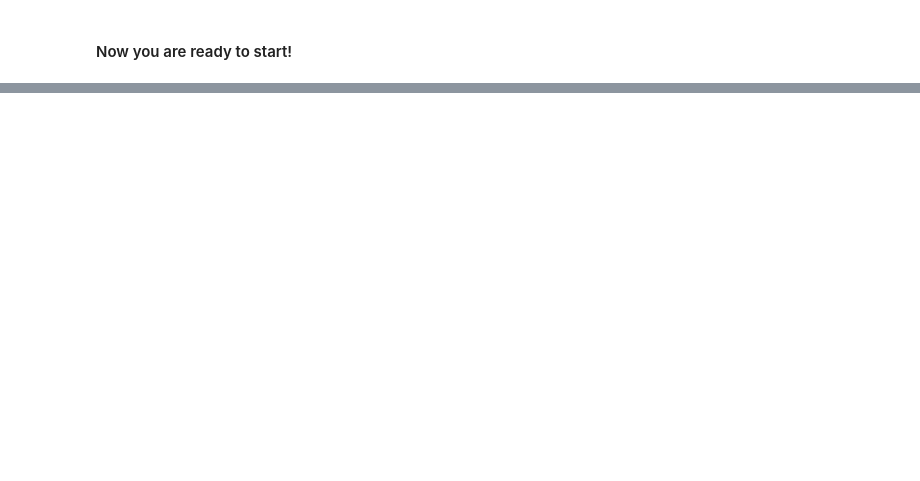
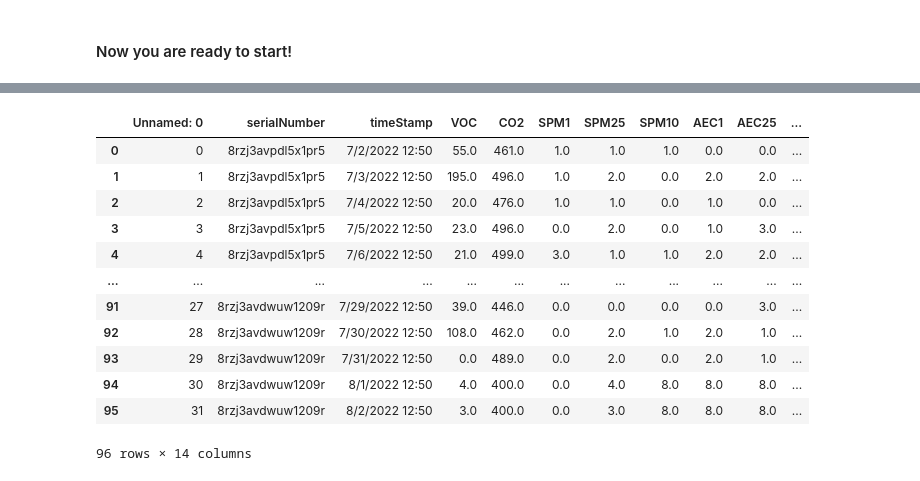
Before and after one commit to AirPollutionLondon/data_manipulation, a Jupyter notebook: data_api/jupyter_notebook/airPollutionLondon2022DataUpdateCode.ipynb, the cells around one changed output, grey strips where cells are left out. Saved outputs shown, nothing was run; the diff lists cells and outputs as text; code cells hidden in the pictures; blank space fills up the shorter version.

```diff
--- a/data_api/jupyter_notebook/airPollutionLondon2022DataUpdateCode.ipynb
+++ b/data_api/jupyter_notebook/airPollutionLondon2022DataUpdateCode.ipynb
@@ -28,6 +46,25 @@ original_df = pd.read_csv(csv_path)
 # %%
 # Drop any column names that consist of "unnamed"
-original_df.drop(original_df.columns[original_df.columns.str.contains('unnamed', case = False)], axis = 1, inplace = True)
+#original_df.drop(original_df.columns[original_df.columns.str.contains('unnamed', case = False)], axis = 1, inplace = True)
+
+# Drop all columns except for the desired ones
+# serialNumber, timeStamp, VOC, CO2, SPM1, SPM25, SPM10, AEC1, AEC25, AEC10, status, lat, lon
+column_lst = list(original_df.columns)
+original_df.drop(original_df.loc[:, ~original_df.columns.isin(column_lst)])
+# %% [output]
+|  | Unnamed: 0 | serialNumber | timeStamp | VOC | CO2 | SPM1 | SPM25 | SPM10 | AEC1 | AEC25 | ... |
+| 0 | 0 | 8rzj3avpdl5x1pr5 | 7/2/2022 12:50 | 55.0 | 461.0 | 1.0 | 1.0 | 1.0 | 0.0 | 0.0 | ... |
+| 1 | 1 | 8rzj3avpdl5x1pr5 | 7/3/2022 12:50 | 195.0 | 496.0 | 1.0 | 2.0 | 0.0 | 2.0 | 2.0 | ... |
+| 2 | 2 | 8rzj3avpdl5x1pr5 | 7/4/2022 12:50 | 20.0 | 476.0 | 1.0 | 1.0 | 0.0 | 1.0 | 0.0 | ... |
+| 3 | 3 | 8rzj3avpdl5x1pr5 | 7/5/2022 12:50 | 23.0 | 496.0 | 0.0 | 2.0 | 0.0 | 1.0 | 3.0 | ... |
+| 4 | 4 | 8rzj3avpdl5x1pr5 | 7/6/2022 12:50 | 21.0 | 499.0 | 3.0 | 1.0 | 1.0 | 2.0 | 2.0 | ... |
+| ... | ... | ... | ... | ... | ... | ... | ... | ... | ... | ... | ... |
+| 91 | 27 | 8rzj3avdwuw1209r | 7/29/2022 12:50 | 39.0 | 446.0 | 0.0 | 0.0 | 0.0 | 0.0 | 3.0 | ... |
+| 92 | 28 | 8rzj3avdwuw1209r | 7/30/2022 12:50 | 108.0 | 462.0 | 0.0 | 2.0 | 1.0 | 2.0 | 1.0 | ... |
+| 93 | 29 | 8rzj3avdwuw1209r | 7/31/2022 12:50 | 0.0 | 489.0 | 0.0 | 2.0 | 0.0 | 2.0 | 1.0 | ... |
+| 94 | 30 | 8rzj3avdwuw1209r | 8/1/2022 12:50 | 4.0 | 400.0 | 0.0 | 4.0 | 8.0 | 8.0 | 8.0 | ... |
+| 95 | 31 | 8rzj3avdwuw1209r | 8/2/2022 12:50 | 3.0 | 400.0 | 0.0 | 3.0 | 8.0 | 8.0 | 8.0 | ... |
+96 rows × 14 columns
 # %%
 # Import S3 object url and request data from the url into a file
 s3_object_link = url
```
Also changed, not shown: parts of 9 cells of this notebook.
